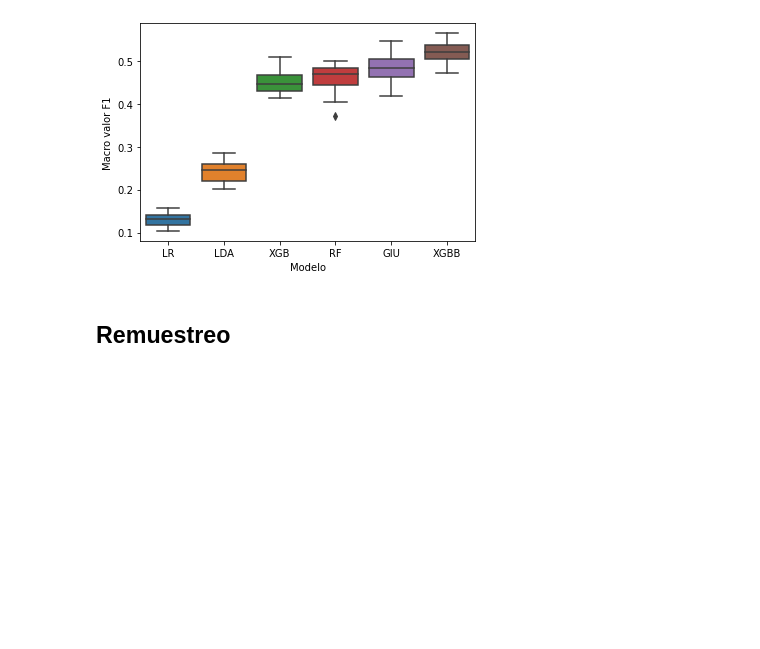
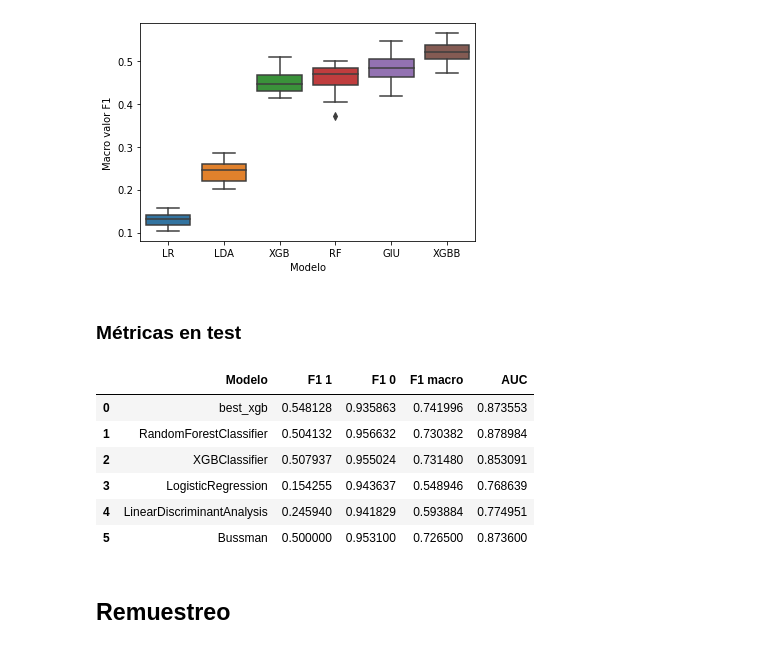
Before and after one commit to AzaelCC/Credit-Risk-Explainable-ML, a Jupyter notebook: src/ECAI_BasicModeling.ipynb, the cells around one changed output. Drawn from its saved outputs; the diff is of its cells as text; code cells hidden in the pictures; blank space fills up the shorter version.

Commit message:
Get test metrics

```diff
--- a/src/ECAI_BasicModeling.ipynb
+++ b/src/ECAI_BasicModeling.ipynb
@@ -291,6 +293,51 @@ plt.savefig('results/figures/modeling_basic/mb_F1_CV.png', bbox_inches='tight',
 plt.savefig('results/figures/modeling_basic/mb_F1_CV.svg', bbox_inches='tight', transparent=True)
 # %% [output]
 [figure]
+# %% [markdown]
+### Métricas en test
+# %%
+models_paths = ['./results/XGBoost/GridSearchCV_22-03-22_03-27-03/models/best/best_xgb.pkl',
+                './results/Basic1/models/RandomForestClassifier.pkl',
+                './results/Basic1/models/XGBClassifier.pkl',
+                './results/Basic1/models/LogisticRegression.pkl',
+                './results/Basic1/models/LinearDiscriminantAnalysis.pkl']
+
+metricas_test = []
+for model in models_paths:
+    model_folder = '/'.join(model.split('/')[:-1])
+    model_name = model.split('/')[-1].split('.')[0]
+    model_results = joblib.load(model)
+    y_pred = model_results['y_pred']
+    y_proba = model_results['y_proba'][:,1]
+
+    metricas = {}
+    metricas['Modelo'] = model_name
+    metricas['F1 1'] = f1_score(y_test, y_pred, average='binary', pos_label=1)
+    metricas['F1 0'] = f1_score(y_test, y_pred, average='binary', pos_label=0)
+    metricas['F1 macro'] = f1_score(y_test, y_pred, average='macro')
+    metricas['AUC'] = roc_auc_score(y_test, y_proba)
+
+    metricas_test.append(metricas)
+
+# Llenar metricas giudici a mano (Bussmann2020_replication)
+metricas = {}
+metricas['Modelo'] = 'Bussman'
+metricas['F1 1'] = 0.50
+metricas['F1 0'] = 0.9531
+metricas['F1 macro'] = 0.7265
+metricas['AUC'] = 0.8736
+
+metricas_test.append(metricas)
+# %%
+pd.DataFrame(metricas_test)
+# %% [output]
+|  | Modelo | F1 1 | F1 0 | F1 macro | AUC |
+| 0 | best_xgb | 0.548128 | 0.935863 | 0.741996 | 0.873553 |
+| 1 | RandomForestClassifier | 0.504132 | 0.956632 | 0.730382 | 0.878984 |
+| 2 | XGBClassifier | 0.507937 | 0.955024 | 0.731480 | 0.853091 |
+| 3 | LogisticRegression | 0.154255 | 0.943637 | 0.548946 | 0.768639 |
+| 4 | LinearDiscriminantAnalysis | 0.245940 | 0.941829 | 0.593884 | 0.774951 |
+| 5 | Bussman | 0.500000 | 0.953100 | 0.726500 | 0.873600 |
 # %% [markdown]
 ## Remuestreo
 # %%
```
Also changed, not shown: parts of 5 cells of this notebook.
